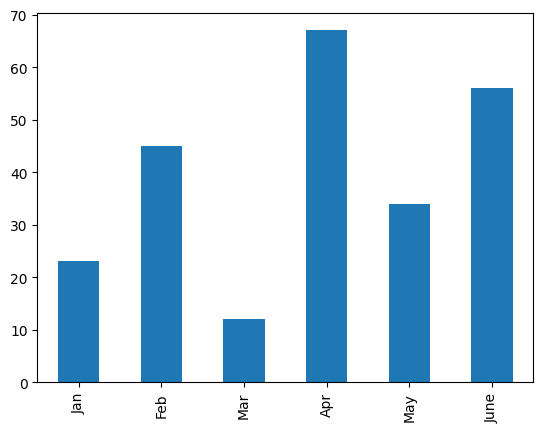
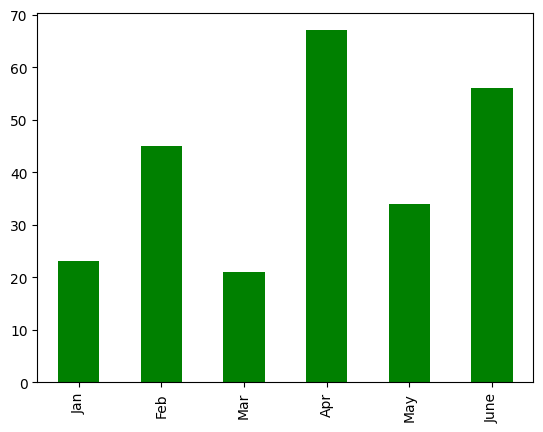
The change to this notebook cell's code, shown as a diff; its figure went from the first image to the second:
--- before
+++ after
@@ -1 +1 @@
-s.plot(kind='bar')
+s.plot(kind='bar' , color = 'green')

Commit: plib